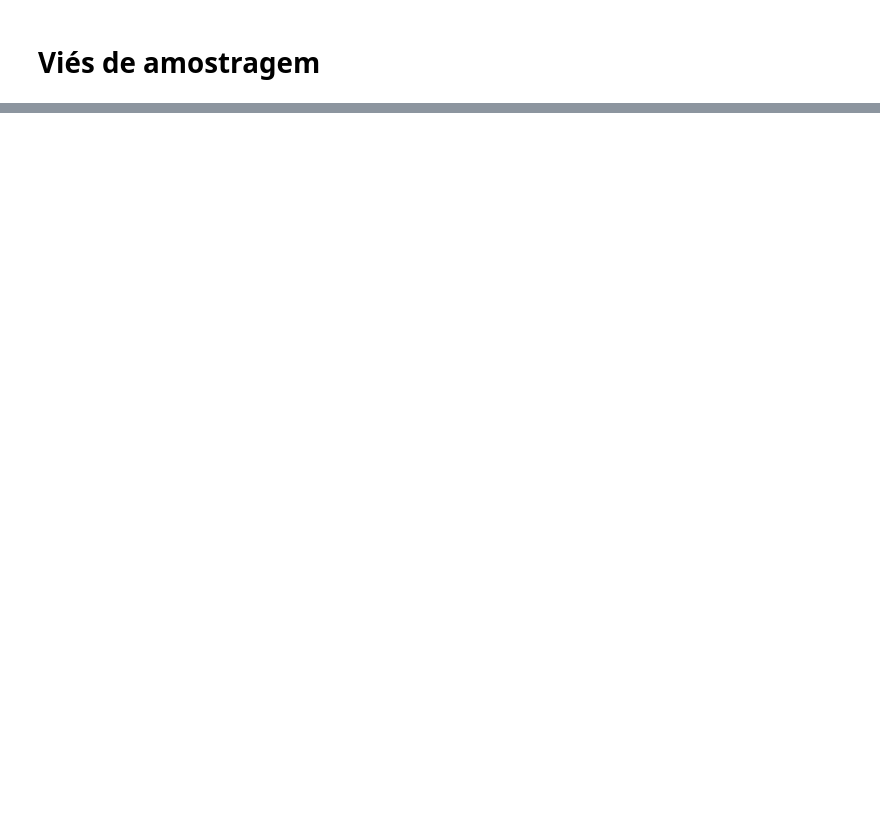
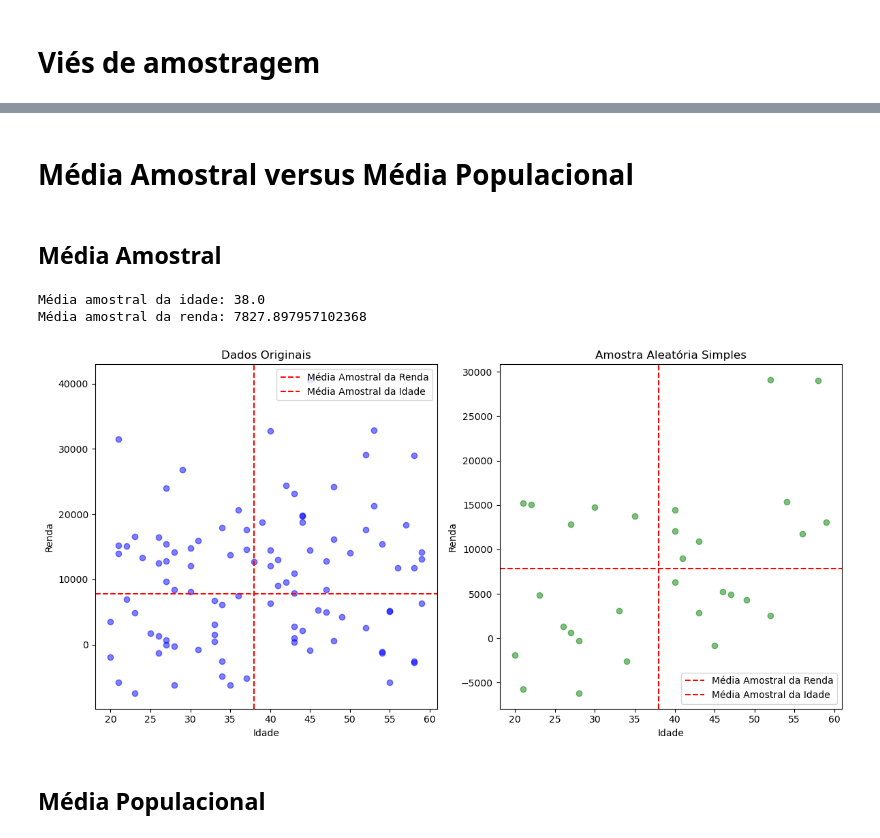
Before and after one commit to tiagomartins03/Data-Science, a Jupyter notebook: 1_AmostragemAleatória&ViésDeAmostra/main.ipynb, the cells around one changed output, grey strips where cells are left out. Saved outputs shown, nothing was run; the diff lists cells and outputs as text; code cells hidden in the pictures; blank space fills up the shorter version.

```diff
--- a/1_AmostragemAleatória&ViésDeAmostra/main.ipynb
+++ b/1_AmostragemAleatória&ViésDeAmostra/main.ipynb
@@ -28,0 +173,4 @@
+# %% [markdown]
+# Média Amostral versus Média Populacional
+# %% [markdown]
+## Média Amostral
@@ -28,0 +179,54 @@
+# %%
+import numpy as np
+import pandas as pd
+import matplotlib.pyplot as plt
+
+# Gerar dados aleatórios
+np.random.seed(42)
+idade = np.random.randint(20, 60, 100)
+renda = idade * np.random.randint(200, 500) + np.random.normal(0, 10000, 100)
+
+# Criar DataFrame
+dados = pd.DataFrame({'idade': idade, 'renda': renda})
+
+# Amostragem aleatória simples
+tamanho_amostra = 30
+amostra_aleatoria_simples = dados.sample(n=tamanho_amostra, random_state=42)
+
+# Calcular a média amostral
+media_amostral_idade = amostra_aleatoria_simples['idade'].mean()
+media_amostral_renda = amostra_aleatoria_simples['renda'].mean()
+
+print(f"Média amostral da idade: {media_amostral_idade}")
+print(f"Média amostral da renda: {media_amostral_renda}")
+
+# Plotar dados originais
+plt.figure(figsize=(12, 6))
+
+plt.subplot(1, 2, 1)
+plt.scatter(dados['idade'], dados['renda'], alpha=0.5, color='blue')
+plt.axhline(y=media_amostral_renda, color='red', linestyle='--', label='Média Amostral da Renda')
+plt.axvline(x=media_amostral_idade, color='red', linestyle='--', label='Média Amostral da Idade')
+plt.title('Dados Originais')
+plt.xlabel('Idade')
+plt.ylabel('Renda')
+plt.legend()
+
+# Plotar dados da amostra aleatória simples
+plt.subplot(1, 2, 2)
+plt.scatter(amostra_aleatoria_simples['idade'], amostra_aleatoria_simples['renda'], alpha=0.5, color='green')
+plt.axhline(y=media_amostral_renda, color='red', linestyle='--', label='Média Amostral da Renda')
+plt.axvline(x=media_amostral_idade, color='red', linestyle='--', label='Média Amostral da Idade')
+plt.title('Amostra Aleatória Simples')
+plt.xlabel('Idade')
+plt.ylabel('Renda')
+plt.legend()
+
+plt.tight_layout()
+plt.show()
+# %% [output]
+Média amostral da idade: 38.0
+Média amostral da renda: 7827.897957102368
+[figure, added]
+# %% [markdown]
+## Média Populacional
```
Also changed, not shown: parts of 8 cells of this notebook.
